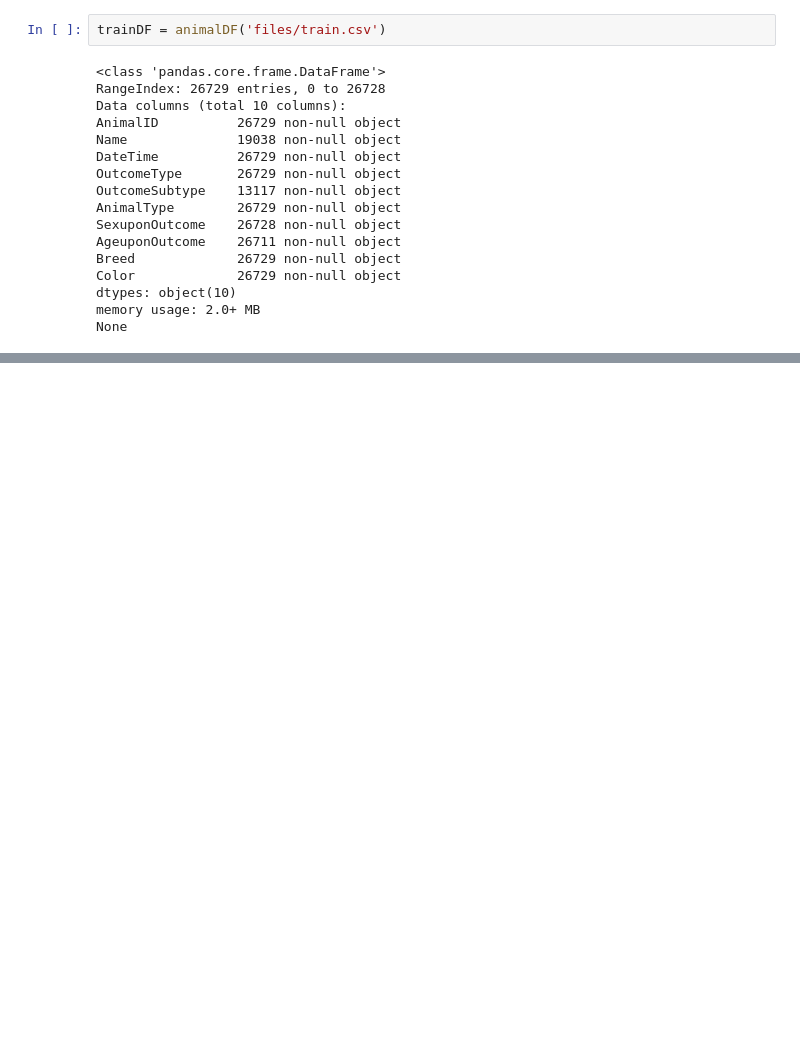
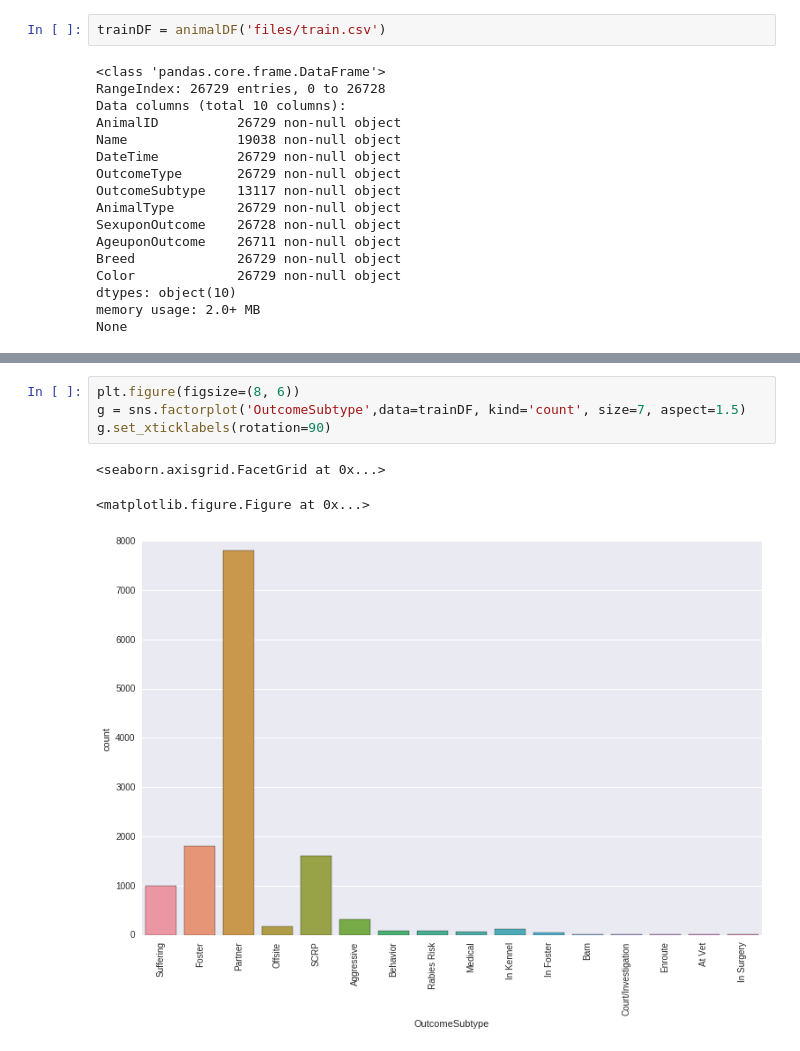
Before and after one commit to Infinite88/animal-shelter, a Jupyter notebook: animal_shelter.ipynb, the cells around one changed output, grey strips where cells are left out. Cells and saved outputs as stored; diff of their text form; blank space fills up the shorter version.

```diff
--- a/animal_shelter.ipynb
+++ b/animal_shelter.ipynb
@@ -39,0 +57,8 @@ trainDF.head()
+# %%
+plt.figure(figsize=(8, 6))
+g = sns.factorplot('OutcomeSubtype',data=trainDF, kind='count', size=7, aspect=1.5)
+g.set_xticklabels(rotation=90)
+# %% [output]
+<seaborn.axisgrid.FacetGrid at 0x...>
+<matplotlib.figure.Figure at 0x...>
+[figure, added]
```
Also changed, not shown: parts of 13 cells of this notebook.
